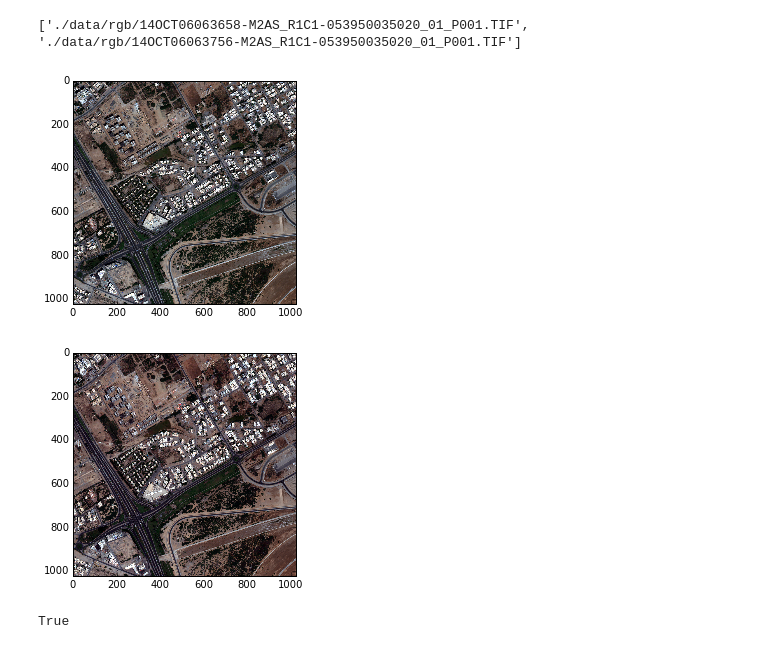
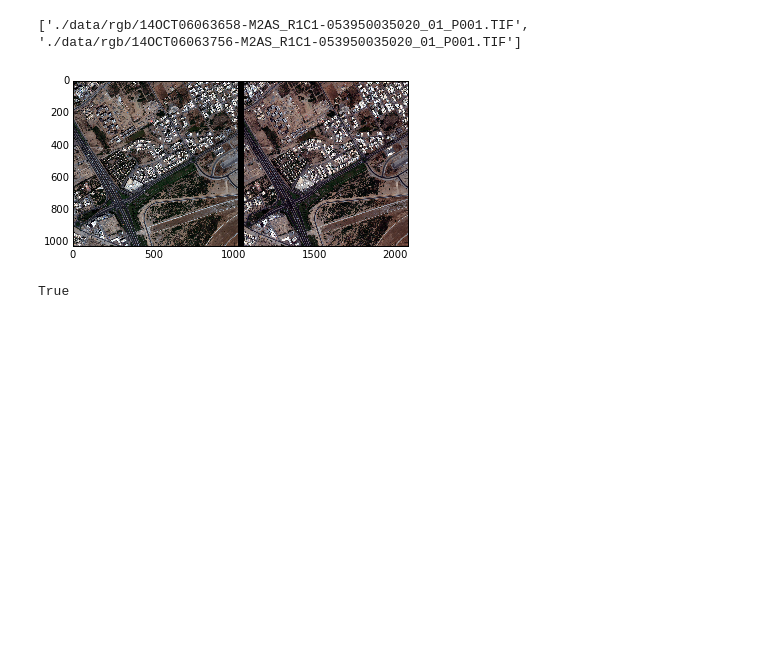
Before and after one commit to PgLoLo/PancakeMaps, a Jupyter notebook: vlad/Utils.ipynb, the cells around one changed output. Saved outputs shown, nothing was run; the diff lists cells and outputs as text; code cells hidden in the pictures; blank space fills up the shorter version.

```diff
--- a/vlad/Utils.ipynb
+++ b/vlad/Utils.ipynb
@@ -36,27 +34,26 @@ def rescale_bands(image):
     q = (2, 98)
     for i in range(3):
         p1, p2 = np.percentile(image[:, :, i], q)
-        scaled_image[:, :, i] = exposure.rescale_intensity(image[:, :, i], in_range=(p1, p2))
-    return bytescale(scaled_image)
+        scaled_image[:, :, i] = np.clip((image[:, :, i] - p1) / (p2 - p1) * 256, 0, 255)
+    return np.uint8(scaled_image)
 # %%
 dir_path = "./data/rgb/"
 files = sorted(glob(dir_path + '*.TIF'))
 print(files)
 
 img0_vips = read_vips(files[0])
 img1_vips = read_vips(files[1])
-tile0 = extract_rgb(img0_vips, 1024, 1024, 1024, 1024)
+tile0 = extract_bgr(img0_vips, 1024, 1024, 1024, 1024)
 tile0 = rescale_bands(tile0)
-tile1 = extract_rgb(img1_vips, 1024, 1024, 1024, 1024)
+tile1 = extract_bgr(img1_vips, 1024, 1024, 1024, 1024)
 tile1 = rescale_bands(tile1)
 
-imshow(tile0)
-imshow(tile1)
+imshow(np.hstack([tile0, np.zeros((1024, 32, 3), dtype=np.uint8), tile1]))
+# imshow(tile1)
 
 cv2.imwrite(dir_path + "/0.png", tile0)
 cv2.imwrite(dir_path + "/1.png", tile1)
 # %% [output]
 ['./data/rgb/14OCT06063658-M2AS_R1C1-053950035020_01_P001.TIF', './data/rgb/14OCT06063756-M2AS_R1C1-053950035020_01_P001.TIF']
-[figure, old version]
+[figure, new version]
-[figure, removed]
 True
```
Also changed, not shown: parts of 1 cell of this notebook.
